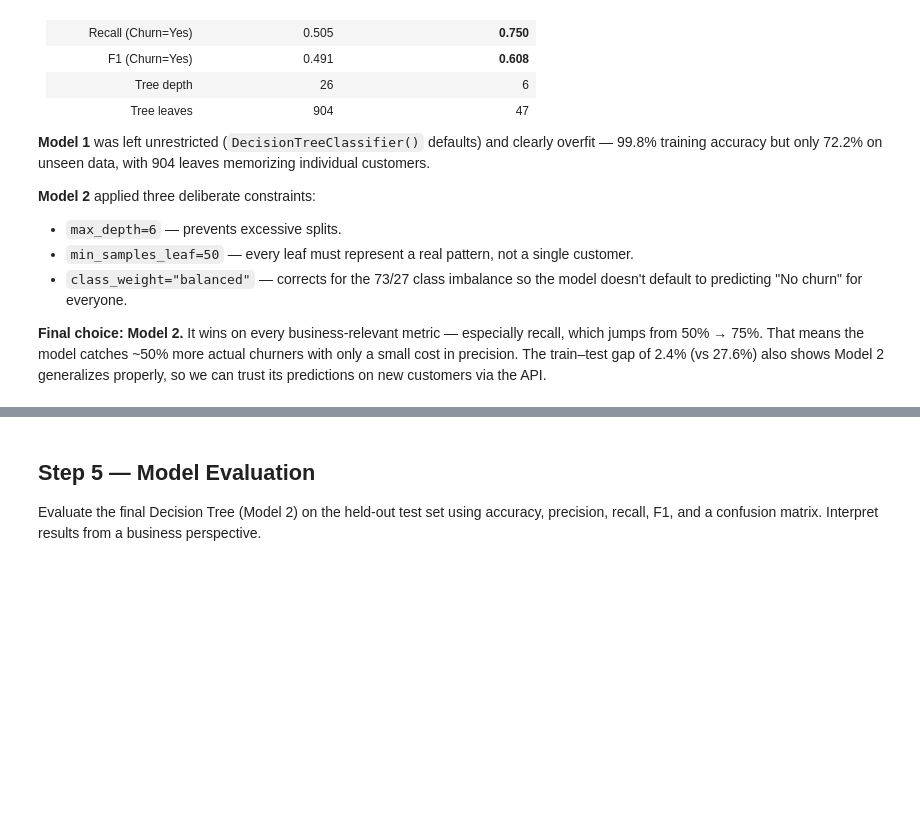
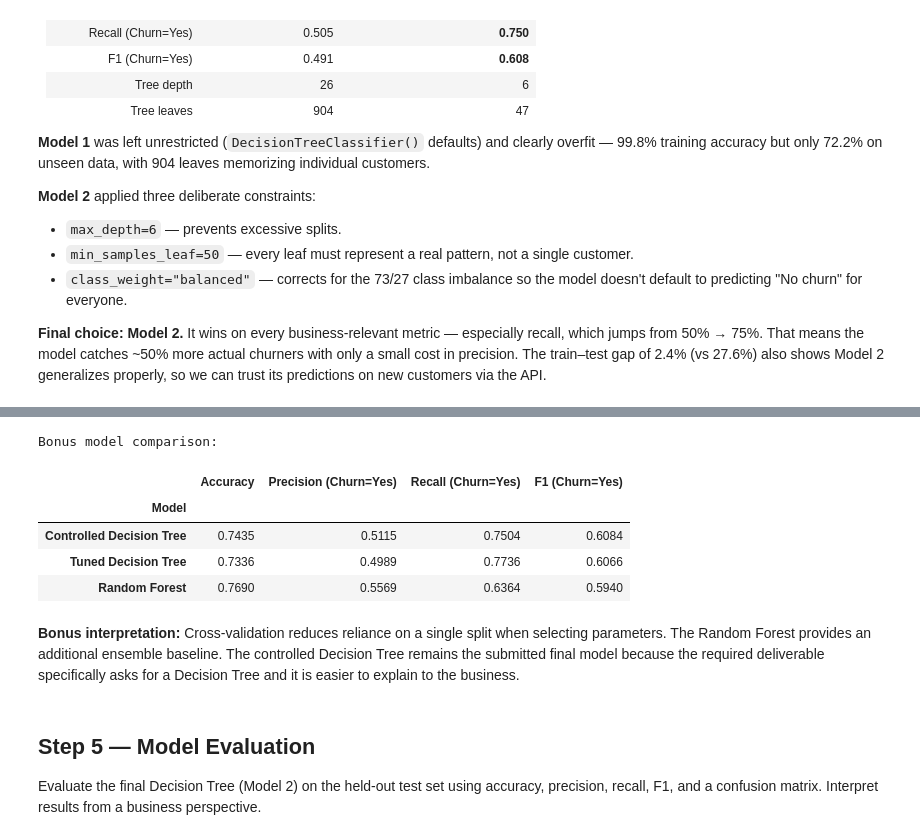
Before and after one commit to saurabhjain374/DS-Customer-Churn-Prediction, a Jupyter notebook: notebook/churn_analysis.ipynb, the cells around one changed output, grey strips where cells are left out. Drawn from its saved outputs; the diff is of its cells as text; code cells hidden in the pictures; blank space fills up the shorter version.

```diff
--- a/notebook/churn_analysis.ipynb
+++ b/notebook/churn_analysis.ipynb
@@ -384,0 +663,20 @@ print(results)
+# %%
+from sklearn.model_selection import GridSearchCV
+from sklearn.ensemble import RandomForestClassifier
+from sklearn.metrics import make_scorer, recall_score
+
+tuning_pipeline = Pipeline(steps=[
+    ('preprocessor', preprocessor),
+    ('classifier', DecisionTreeClassifier(class_weight='balanced', random_state=42)),
+])
+param_grid = {
+    'classifier__max_depth': [4, 6, 8, None],
+    'classifier__min_samples_leaf': [20, 50, 100],
+}
+recall_yes = make_scorer(recall_score, pos_label='Yes')
+grid_search = GridSearchCV(tuning_pipeline, param_grid, cv=3, scoring=recall_yes, n_jobs=-1)
+grid_search.fit(X_train, y_train)
+print('Best parameters:', grid_search.best_params_)
+print(f'Best cross-validation recall: {grid_search.best_score_:.4f}')
+print('Tuned tree test metrics:')
+print(pd.Series(evaluate(grid_search.best_estimator_, 'Tuned Decision Tree')).drop('Model').round(4))
@@ -385,3 +692,25 @@ print(results)
+# %%
+random_forest = Pipeline(steps=[
+    ('preprocessor', preprocessor),
+    ('classifier', RandomForestClassifier(n_estimators=200, class_weight='balanced', random_state=42, n_jobs=-1)),
+])
+random_forest.fit(X_train, y_train)
+bonus_results = pd.DataFrame([
+    evaluate(model_2, 'Controlled Decision Tree'),
+    evaluate(grid_search.best_estimator_, 'Tuned Decision Tree'),
+    evaluate(random_forest, 'Random Forest'),
+]).set_index('Model').round(4)
+print('Bonus model comparison:')
+display(bonus_results)
+# %% [output]
+Bonus model comparison:
+|  | Accuracy | Precision (Churn=Yes) | Recall (Churn=Yes) | F1 (Churn=Yes) |
+| Model |  |  |  |  |
+| Controlled Decision Tree | 0.7435 | 0.5115 | 0.7504 | 0.6084 |
+| Tuned Decision Tree | 0.7336 | 0.4989 | 0.7736 | 0.6066 |
+| Random Forest | 0.7690 | 0.5569 | 0.6364 | 0.5940 |
+# %% [markdown]
+**Bonus interpretation:** Cross-validation reduces reliance on a single split when selecting parameters. The Random Forest provides an additional ensemble baseline. The controlled Decision Tree remains the submitted final model because the required deliverable specifically asks for a Decision Tree and it is easier to explain to the business.
 # %% [markdown]
 ## Step 5 — Model Evaluation
 
```
Also changed, not shown: parts of 39 cells of this notebook, 4 other files.
